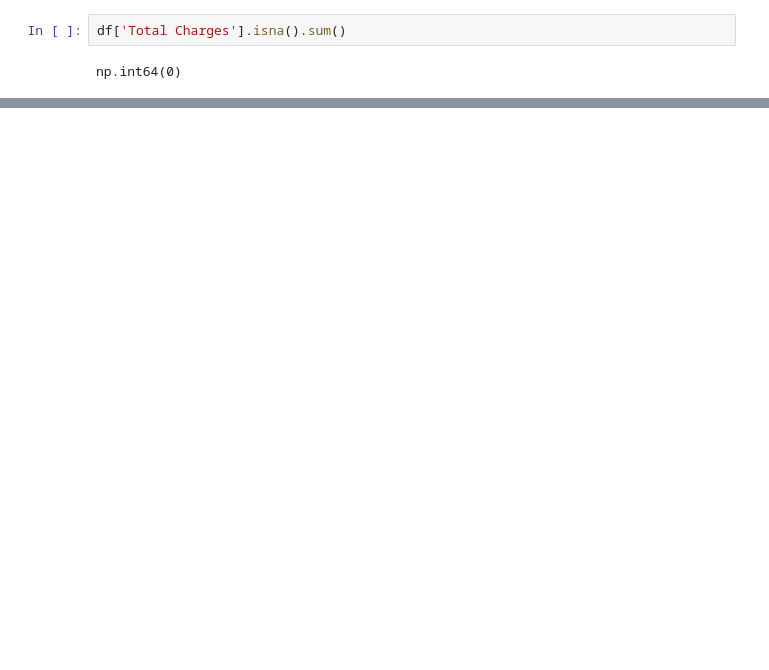
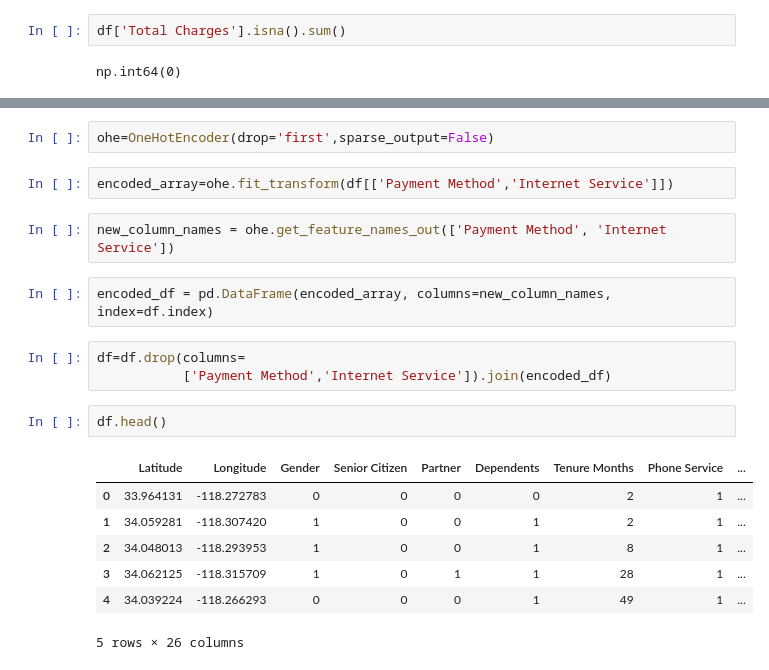
Before and after one commit to BlenAgazeNima/customer-churn-prediction, a Jupyter notebook: notebooks/02_data_cleaning.ipynb, the cells around one changed output, grey strips where cells are left out. Saved outputs shown, nothing was run; the diff lists cells and outputs as text; blank space fills up the shorter version.

```diff
--- a/notebooks/02_data_cleaning.ipynb
+++ b/notebooks/02_data_cleaning.ipynb
@@ -127,0 +328,21 @@ memory usage: 1.3 MB
+# %%
+ohe=OneHotEncoder(drop='first',sparse_output=False)
+# %%
+encoded_array=ohe.fit_transform(df[['Payment Method','Internet Service']])
+# %%
+new_column_names = ohe.get_feature_names_out(['Payment Method', 'Internet Service'])
+# %%
+encoded_df = pd.DataFrame(encoded_array, columns=new_column_names, index=df.index)
+# %%
+df=df.drop(columns=
+           ['Payment Method','Internet Service']).join(encoded_df)
+# %%
+df.head()
+# %% [output]
+|  | Latitude | Longitude | Gender | Senior Citizen | Partner | Dependents | Tenure Months | Phone Service | ... |
+| 0 | 33.964131 | -118.272783 | 0 | 0 | 0 | 0 | 2 | 1 | ... |
+| 1 | 34.059281 | -118.307420 | 1 | 0 | 0 | 1 | 2 | 1 | ... |
+| 2 | 34.048013 | -118.293953 | 1 | 0 | 0 | 1 | 8 | 1 | ... |
+| 3 | 34.062125 | -118.315709 | 1 | 0 | 1 | 1 | 28 | 1 | ... |
+| 4 | 34.039224 | -118.266293 | 0 | 0 | 0 | 1 | 49 | 1 | ... |
+5 rows × 26 columns
```
Also changed, not shown: parts of 37 cells of this notebook.
